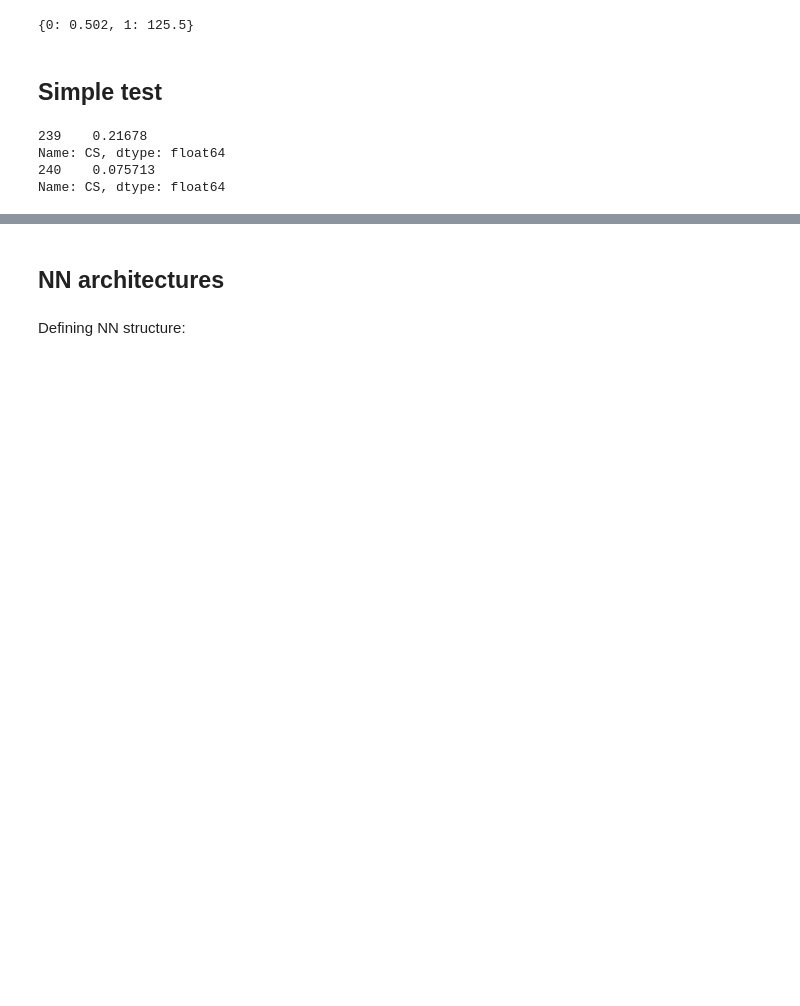
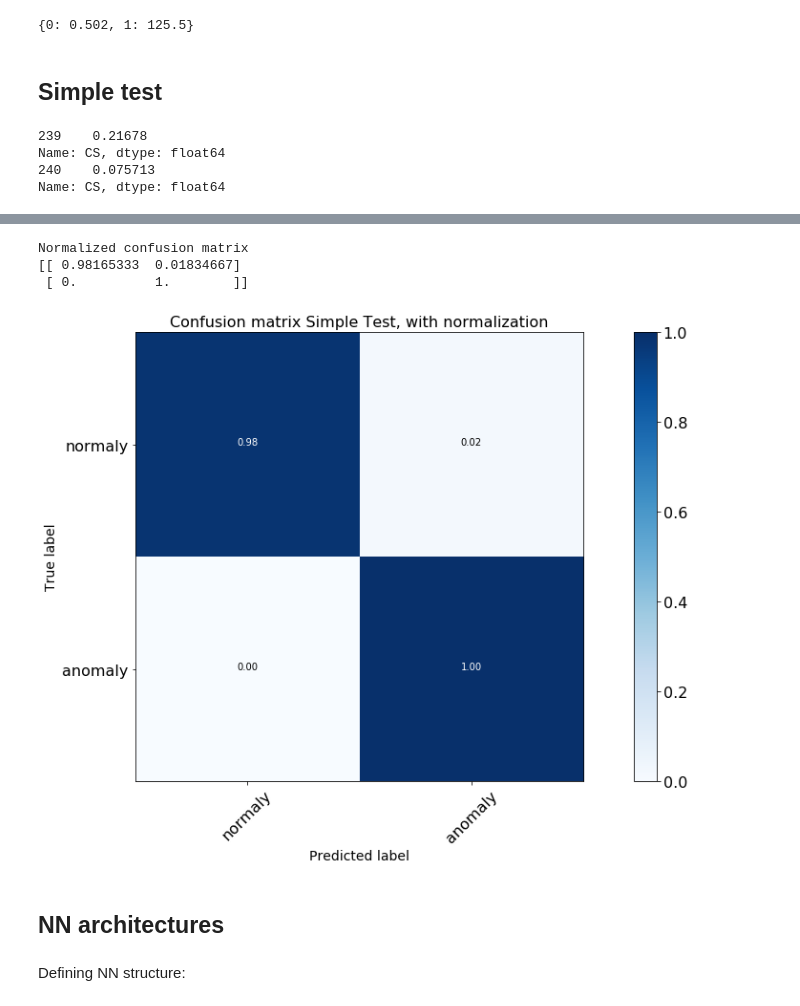
Before and after one commit to bapavlov/L1MTriggerRateMonitoringWithML, a Jupyter notebook: dt_trigger_monitoring_training.ipynb, the cells around one changed output, grey strips where cells are left out. Drawn from its saved outputs; the diff is of its cells as text; code cells hidden in the pictures; blank space fills up the shorter version.

```diff
--- a/dt_trigger_monitoring_training.ipynb
+++ b/dt_trigger_monitoring_training.ipynb
@@ -1177,3 +1177,16 @@ plt.show()
+# %%
+th_km = 0.0
+y_pred = 2*(layers_test["st_score"] > th_km)-1
+cnf_matrix = confusion_matrix(layers_test["score"].astype(int), y_pred)
+# Plot non-normalized confusion matrix
+plt.figure()
+plot_confusion_matrix(cnf_matrix, classes=["normaly","anomaly"], normalize=True,
+                      title='Confusion matrix Simple Test, with normalization')
+# %% [output]
+Normalized confusion matrix
+[[ 0.98165333  0.01834667]
+ [ 0.          1.        ]]
+[figure, added]
 # %% [markdown]
 ## NN architectures
 # %% [markdown]
```
Also changed, not shown: parts of 18 cells of this notebook.
